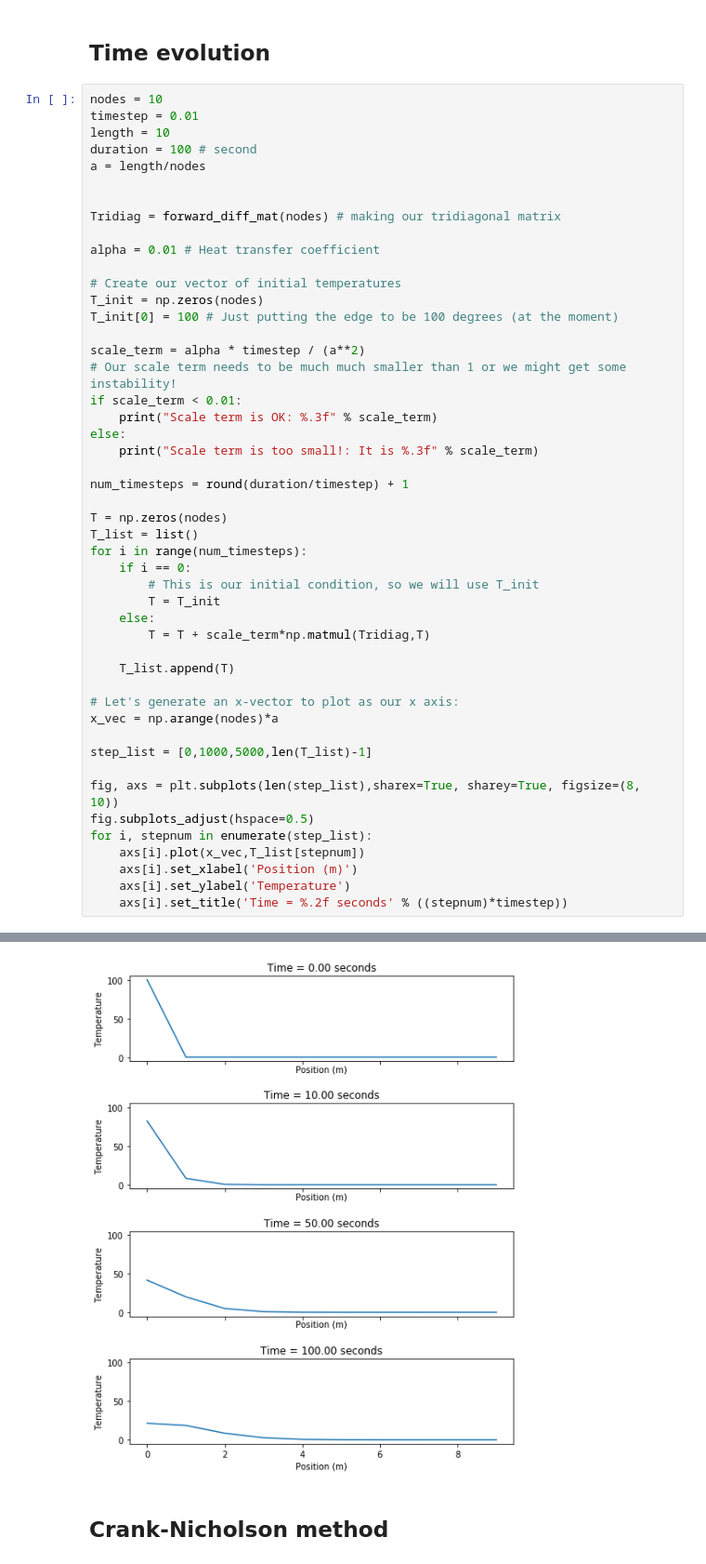
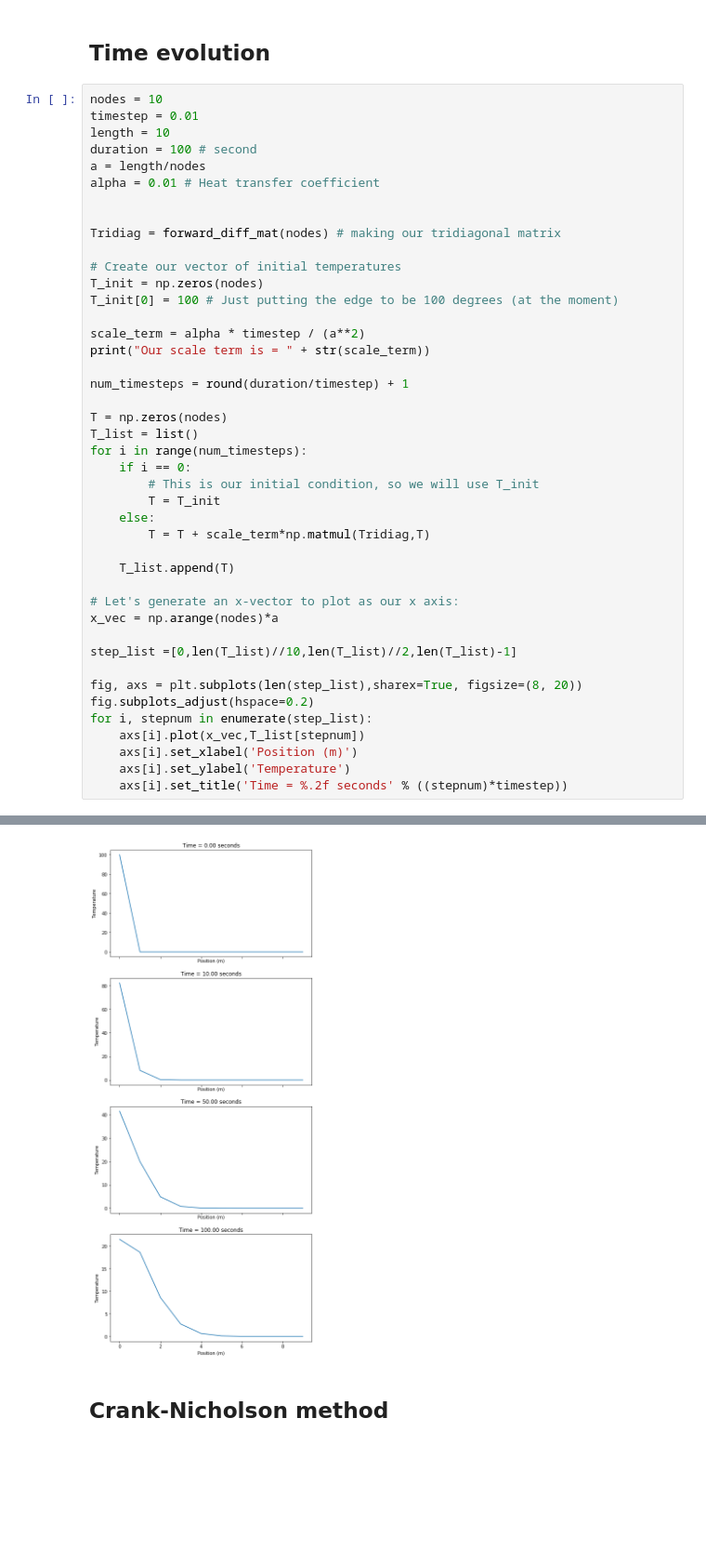
Before and after one commit to phys3112/Tutorials-with-Matt, a Jupyter notebook: Tutorial 6 Generalising.ipynb, the cells around one changed output, grey strips where cells are left out. Shown at 93% size. Drawn from its saved outputs; the diff is of its cells as text; blank space fills up the shorter version.

```diff
--- a/Tutorial 6 Generalising.ipynb
+++ b/Tutorial 6 Generalising.ipynb
@@ -256,22 +256,17 @@ timestep = 0.01
 length = 10
 duration = 100 # second
 a = length/nodes
+alpha = 0.01 # Heat transfer coefficient
 
 
 Tridiag = forward_diff_mat(nodes) # making our tridiagonal matrix
-
-alpha = 0.01 # Heat transfer coefficient
 
 # Create our vector of initial temperatures
 T_init = np.zeros(nodes)
 T_init[0] = 100 # Just putting the edge to be 100 degrees (at the moment)
 
 scale_term = alpha * timestep / (a**2)
-# Our scale term needs to be much much smaller than 1 or we might get some instability!
-if scale_term < 0.01:
-    print("Scale term is OK: %.3f" % scale_term)
-else:
-    print("Scale term is too small!: It is %.3f" % scale_term)
+print("Our scale term is = " + str(scale_term))
 
 num_timesteps = round(duration/timestep) + 1
 
@@ -289,10 +284,10 @@ for i in range(num_timesteps):
 # Let's generate an x-vector to plot as our x axis:
 x_vec = np.arange(nodes)*a
 
-step_list = [0,1000,5000,len(T_list)-1]
+step_list =[0,len(T_list)//10,len(T_list)//2,len(T_list)-1]
 
-fig, axs = plt.subplots(len(step_list),sharex=True, sharey=True, figsize=(8, 10))
-fig.subplots_adjust(hspace=0.5)
+fig, axs = plt.subplots(len(step_list),sharex=True, figsize=(8, 20))
+fig.subplots_adjust(hspace=0.2)
 for i, stepnum in enumerate(step_list):
     axs[i].plot(x_vec,T_list[stepnum])
     axs[i].set_xlabel('Position (m)')
@@ -303,3 +298,3 @@ Scale term is OK: 0.000
-[figure, old version]
+[figure, new version]
 # %% [markdown]
 ## Crank-Nicholson method
```
Also changed, not shown: parts of 4 cells of this notebook.
